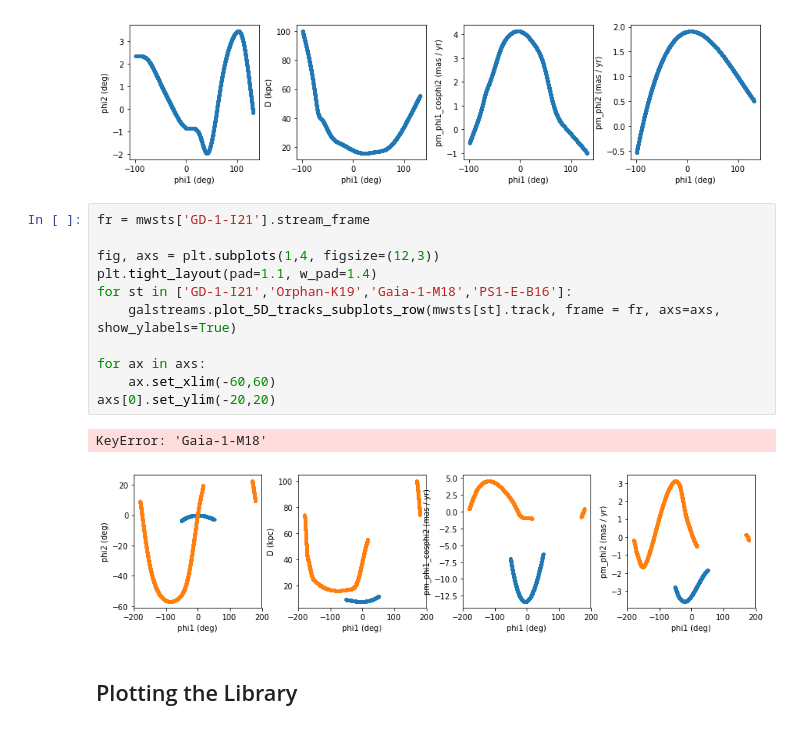
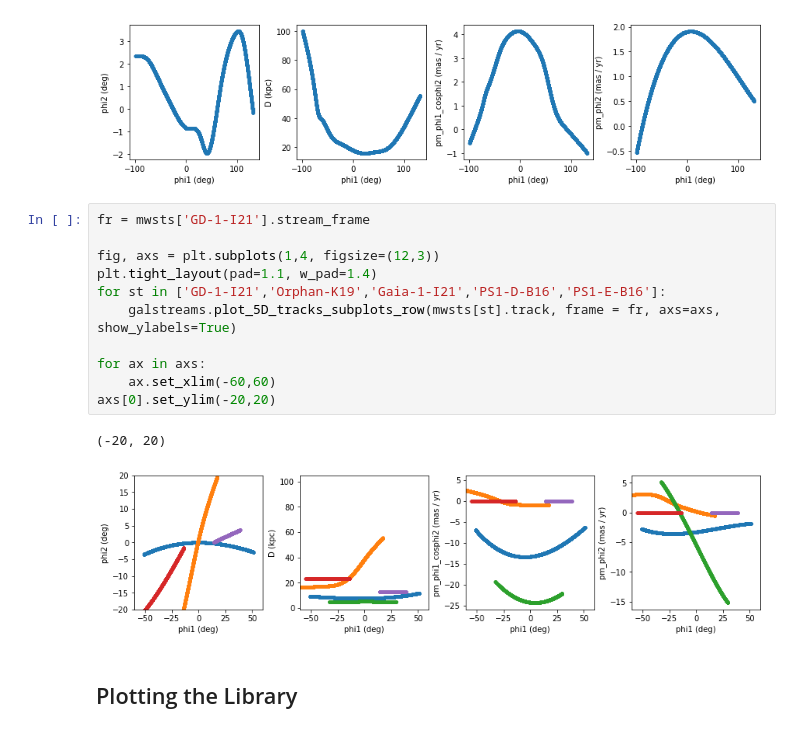
Before and after one commit to cmateu/galstreams, a Jupyter notebook: notebooks/plot_guide_1.ipynb, the cells around one changed output. Drawn from its saved outputs; the diff is of its cells as text.

```diff
--- a/notebooks/plot_guide_1.ipynb
+++ b/notebooks/plot_guide_1.ipynb
@@ -104,17 +104,17 @@ galstreams.plot_5D_tracks_subplots_row(mwsts[st].track, frame = mwsts[st].stream
 # %%
 fr = mwsts['GD-1-I21'].stream_frame
 
 fig, axs = plt.subplots(1,4, figsize=(12,3))
 plt.tight_layout(pad=1.1, w_pad=1.4)
-for st in ['GD-1-I21','Orphan-K19','Gaia-1-M18','PS1-E-B16']:
+for st in ['GD-1-I21','Orphan-K19','Gaia-1-I21','PS1-D-B16','PS1-E-B16']:
     galstreams.plot_5D_tracks_subplots_row(mwsts[st].track, frame = fr, axs=axs, show_ylabels=True)
 
 for ax in axs:
     ax.set_xlim(-60,60)
 axs[0].set_ylim(-20,20)
 # %% [output]
-KeyError: 'Gaia-1-M18'
+(-20, 20)
-[figure, old version]
+[figure, new version]
 # %% [markdown]
 Plotting the Library
 --------------------
```
